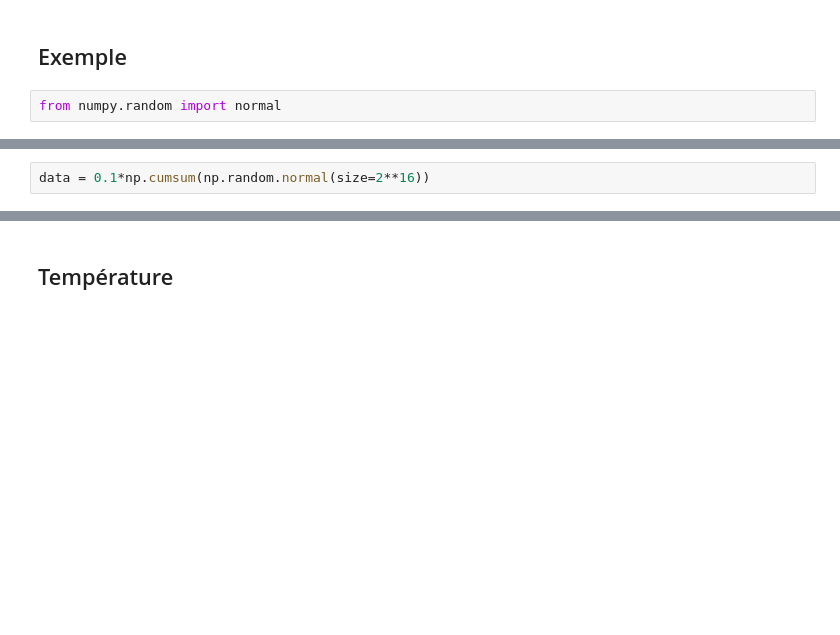
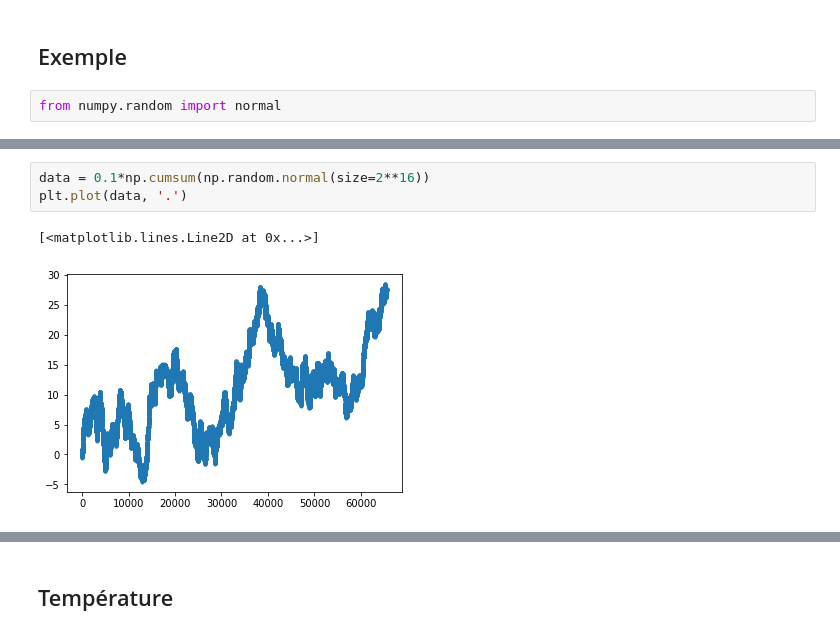
Before and after one commit to clade/Lumi2020, a Jupyter notebook: variance_d_allan/variance_d_allan.ipynb, the cells around one changed output, grey strips where cells are left out. Saved outputs shown, nothing was run; the diff lists cells and outputs as text; blank space fills up the shorter version.

```diff
--- a/variance_d_allan/variance_d_allan.ipynb
+++ b/variance_d_allan/variance_d_allan.ipynb
@@ -24,2 +54,6 @@ from numpy.random import normal
 # %%
 data = 0.1*np.cumsum(np.random.normal(size=2**16))
+plt.plot(data, '.')
+# %% [output]
+[<matplotlib.lines.Line2D at 0x...>]
+[figure, added]
```
Also changed, not shown: parts of 13 cells of this notebook.
